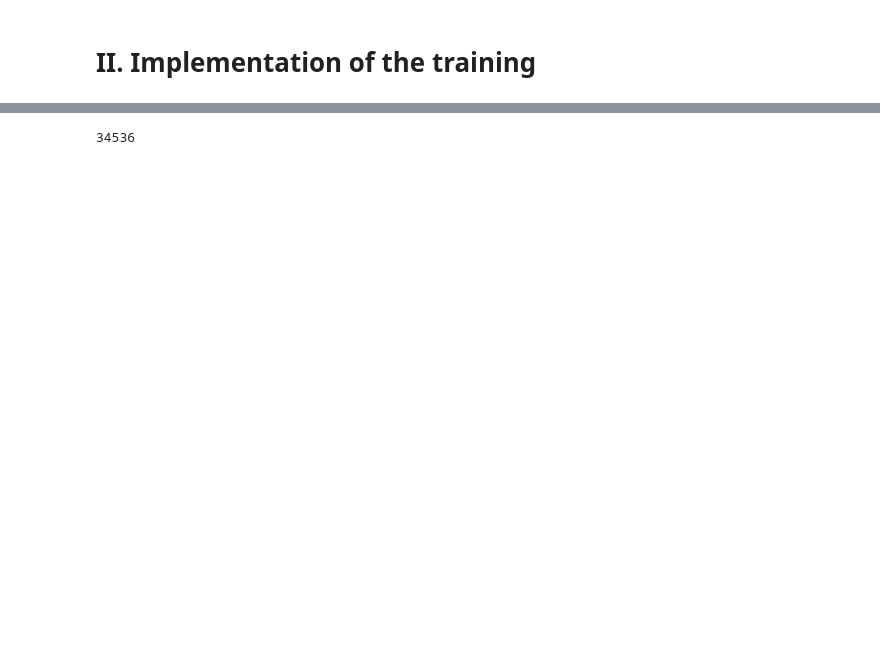
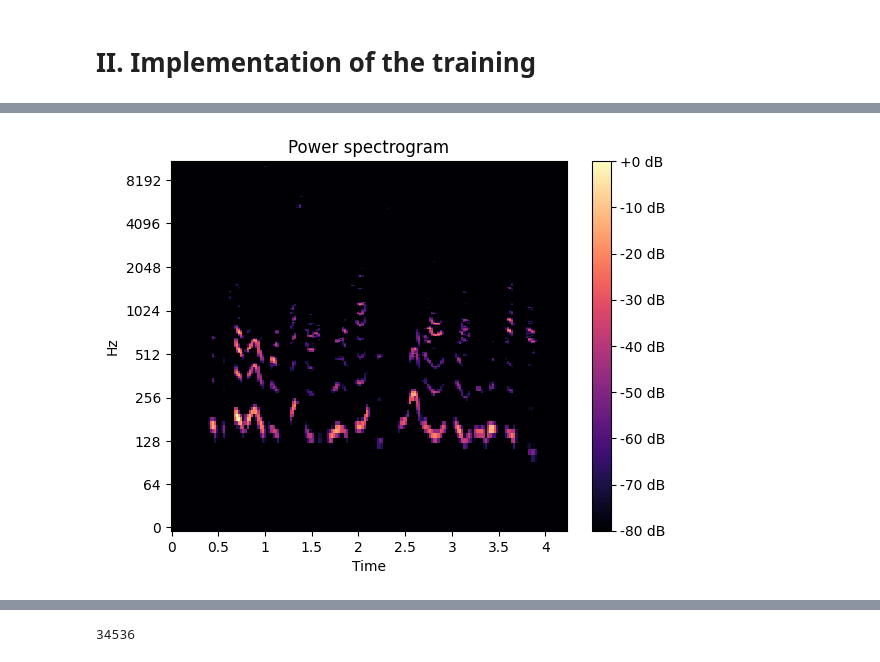
Before and after one commit to VincentCsNv/Simulation_logicielle, a Jupyter notebook: notebook_base_projet.ipynb, the cells around one changed output, grey strips where cells are left out. Cells and saved outputs as stored; diff of their text form; code cells hidden in the pictures; blank space fills up the shorter version.

```diff
--- a/notebook_base_projet.ipynb
+++ b/notebook_base_projet.ipynb
@@ -125,0 +183,2 @@ noisy_signal_stft_1 = librosa.stft(noisy_signal_1)
+# %%
+best_denoise_signal = signal_abs * mask
@@ -125,0 +193,4 @@ noisy_signal_stft_1 = librosa.stft(noisy_signal_1)
+# %%
+display_spectogramm(best_denoise_signal)
+# %% [output]
+[figure, added]
```
Also changed, not shown: parts of 46 cells of this notebook.
